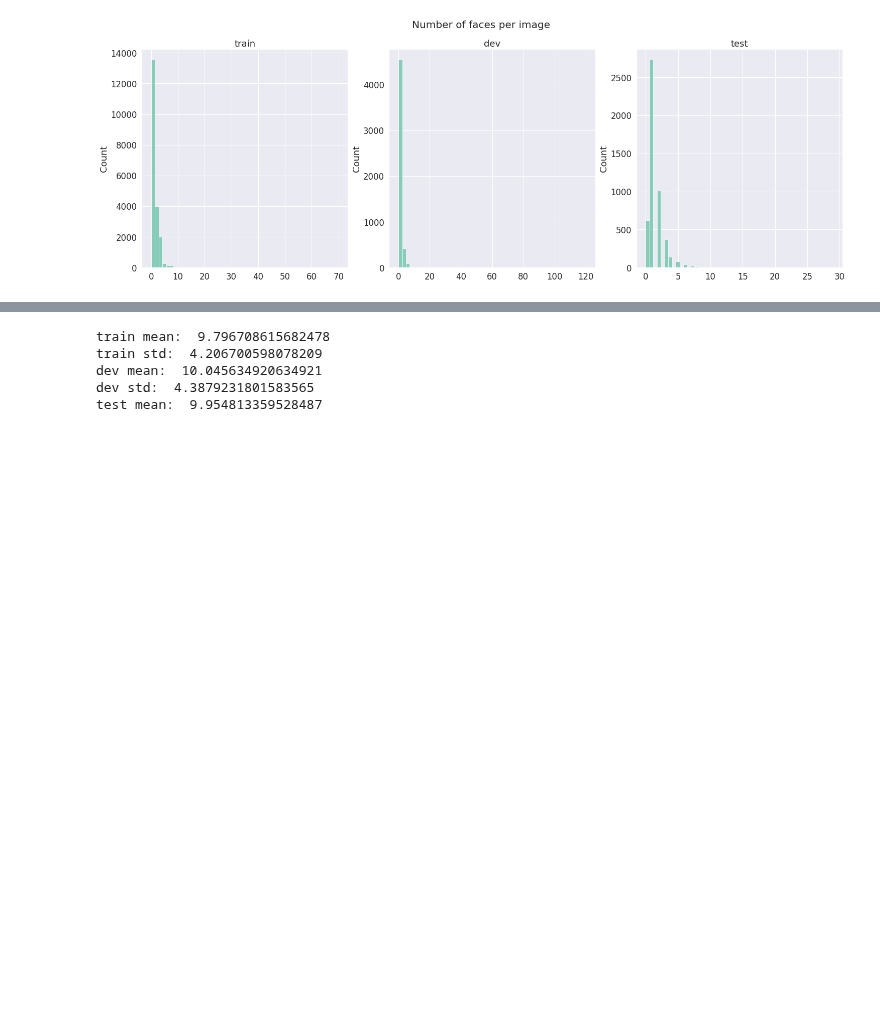
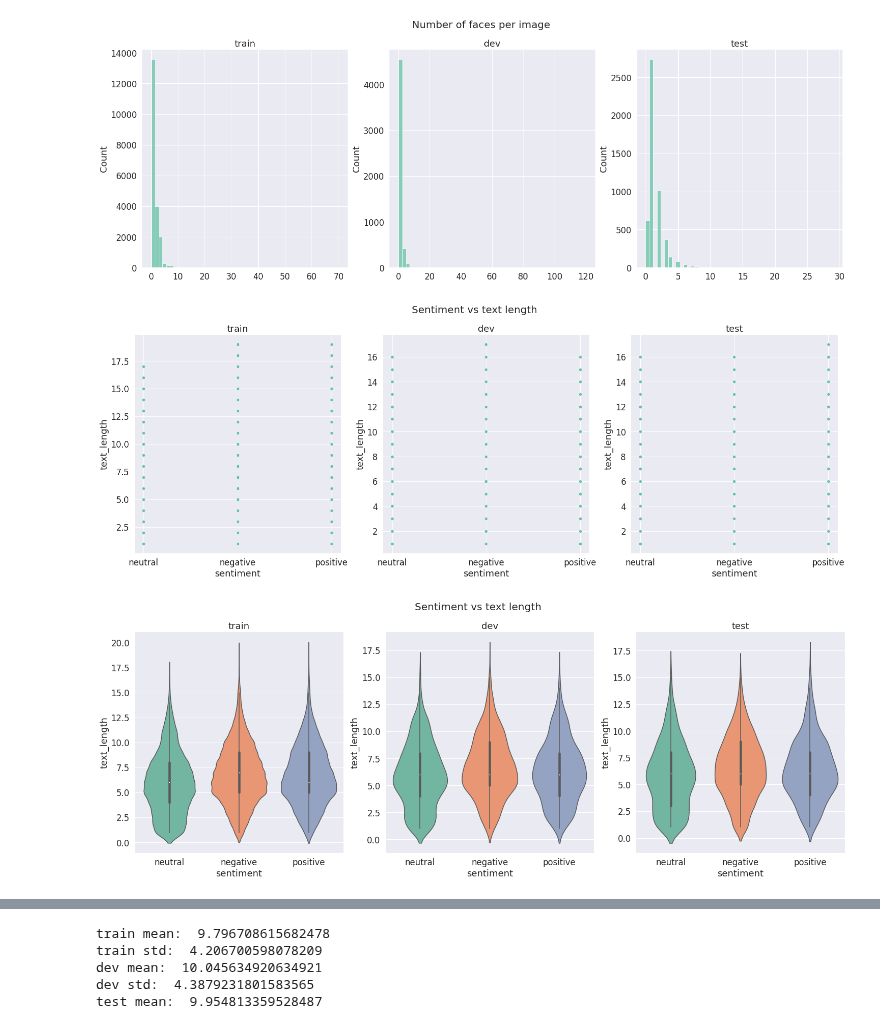
Before and after one commit to saeedzou/Multi-modal-Sentiment-Analysis-on-MSCTD-Dataset, a Jupyter notebook: data.ipynb, the cells around one changed output, grey strips where cells are left out. Saved outputs shown, nothing was run; the diff lists cells and outputs as text; code cells hidden in the pictures; blank space fills up the shorter version.

```diff
--- a/data.ipynb
+++ b/data.ipynb
@@ -326,3 +301,39 @@ ax[2].set_title('test')
 plt.show()
 # %% [output]
 [figure]
+# %%
+# scatterplot and violinplot sentiments vs text_length
+fig, ax = plt.subplots(1, 3, figsize=(25, 8))
+fig.suptitle('Sentiment vs text length', fontsize=20)
+sns.scatterplot(x=train_df['sentiment'], y=train_df['text_length'], ax=ax[0])
+ax[0].set_title('train')
+ax[0].set_xticks([0, 1, 2])
+ax[0].set_xticklabels(['neutral', 'negative', 'positive'])
+sns.scatterplot(x=dev_df['sentiment'], y=dev_df['text_length'], ax=ax[1])
+ax[1].set_title('dev')
+ax[1].set_xticks([0, 1, 2])
+ax[1].set_xticklabels(['neutral', 'negative', 'positive'])
+sns.scatterplot(x=test_df['sentiment'], y=test_df['text_length'], ax=ax[2])
+ax[2].set_title('test')
+ax[2].set_xticks([0, 1, 2])
+ax[2].set_xticklabels(['neutral', 'negative', 'positive'])
+plt.show()
+
+fig, ax = plt.subplots(1, 3, figsize=(25, 8))
+fig.suptitle('Sentiment vs text length', fontsize=20)
+sns.violinplot(x=train_df['sentiment'], y=train_df['text_length'], ax=ax[0])
+ax[0].set_title('train')
+ax[0].set_xticks([0, 1, 2])
+ax[0].set_xticklabels(['neutral', 'negative', 'positive'])
+sns.violinplot(x=dev_df['sentiment'], y=dev_df['text_length'], ax=ax[1])
+ax[1].set_title('dev')
+ax[1].set_xticks([0, 1, 2])
+ax[1].set_xticklabels(['neutral', 'negative', 'positive'])
+sns.violinplot(x=test_df['sentiment'], y=test_df['text_length'], ax=ax[2])
+ax[2].set_title('test')
+ax[2].set_xticks([0, 1, 2])
+ax[2].set_xticklabels(['neutral', 'negative', 'positive'])
+plt.show()
+# %% [output]
+[figure, added]
+[figure, added]
```
Also changed, not shown: parts of 15 cells of this notebook.
